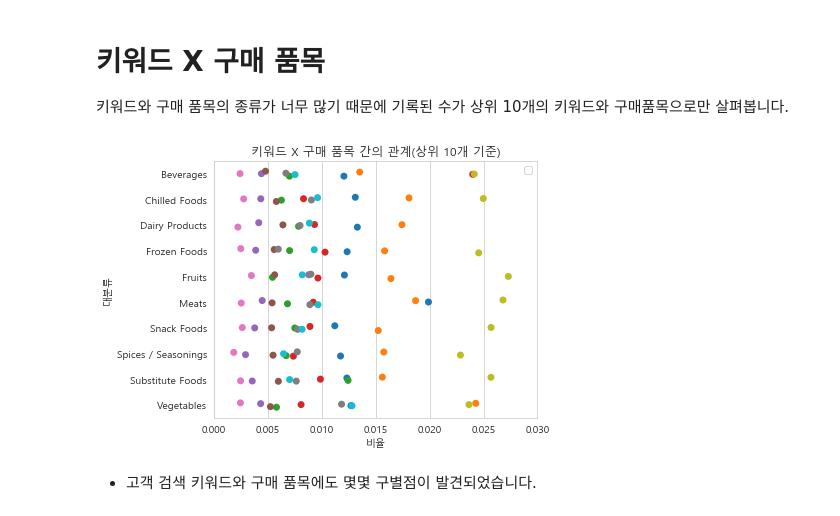
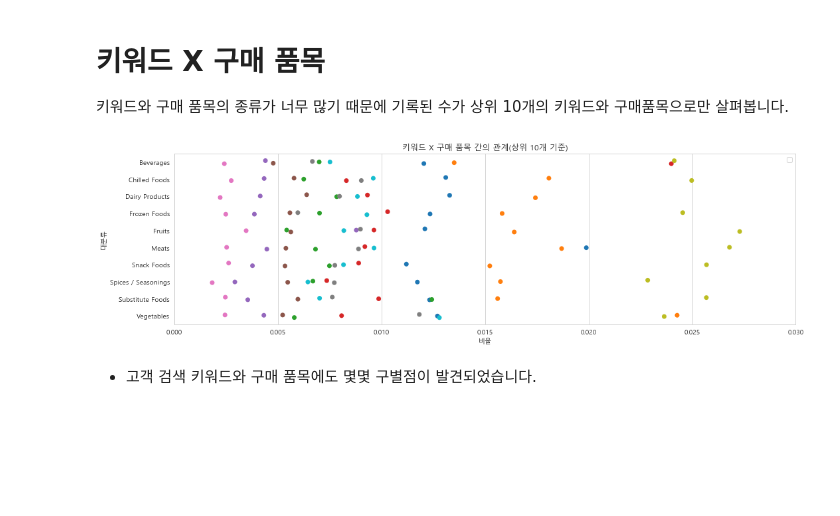
Before and after one commit to iloveslowfood/6thLPOINTBigdataCompetition, a Jupyter notebook: 04_고지형_연관성_분석.ipynb, the cells around one changed output. Drawn from its saved outputs; the diff is of its cells as text; code cells hidden in the pictures; blank space fills up the shorter version.

```diff
--- a/04_고지형_연관성_분석.ipynb
+++ b/04_고지형_연관성_분석.ipynb
@@ -423,37 +366,35 @@ plt.show()
 # kwd_clac_nm1 = sess_kwd.copy()
 # kwd_clac_nm1['clac_nm1'] = sess_clac_nm1['clac_nm1']
 # kwd_clac_nm1 = kwd_clac_nm1[['sech_kwd','clac_nm1']]
 
 # kwd, nm1 = [[],[]]
 # for i in tq(range(len(kwd_clac_nm1))):
 #     for j in kwd_clac_nm1.iloc[i,0]:
 #         for k in kwd_clac_nm1.iloc[i,1]:
 #             kwd.append(j)
 #             nm1.append(k)
 # output = pd.DataFrame({'kwd':kwd, 'nm1':nm1})
 # output = output.dropna().reset_index(drop=True)
 
 # kwd_nm1 = output.groupby(['kwd','nm1']).size().to_frame('count').reset_index()
 # nm1_total = kwd_nm1.groupby('nm1')['count'].sum().to_frame('total').reset_index()
 # kwd_nm1_total = kwd_nm1.merge(nm1_total, how='left', on='nm1')
 # kwd_nm1_total['ratio'] = kwd_nm1_total['count']/kwd_nm1_total['total']
 
 # sample_2 = kwd_nm1_total[(kwd_nm1_total['kwd'].isin(kwds))&(kwd_nm1_total['nm1'].isin(nm1s))]
 
-
-fig, ax = plt.subplots(figsize=(6.5,4.5))
-# fig, ax = plt.subplots(figsize=(15,4.5))
+fig, ax = plt.subplots(figsize=(15,4.5))
 sns.stripplot(data=sample_2, x='ratio', y='nm1', hue='kwd', size = 7)
 plt.legend('')
 plt.xlim(0,0.03)
 plt.title('키워드 X 구매 품목 간의 관계(상위 10개 기준)')
 plt.xlabel('비율'); plt.ylabel('대분류')
 plt.tight_layout()
 
 plt.savefig('./image/키워드 X 구매 품목 간의 관계.png', dpi=300)
 plt.show()
 # %% [output]
-[figure, old version]
+[figure, new version]
 # %% [markdown]
 * 고객 검색 키워드와 구매 품목에도 몇몇 구별점이 발견되었습니다.
 # %% [markdown]
```
Also changed, not shown: parts of 25 cells of this notebook, 6 other files.
